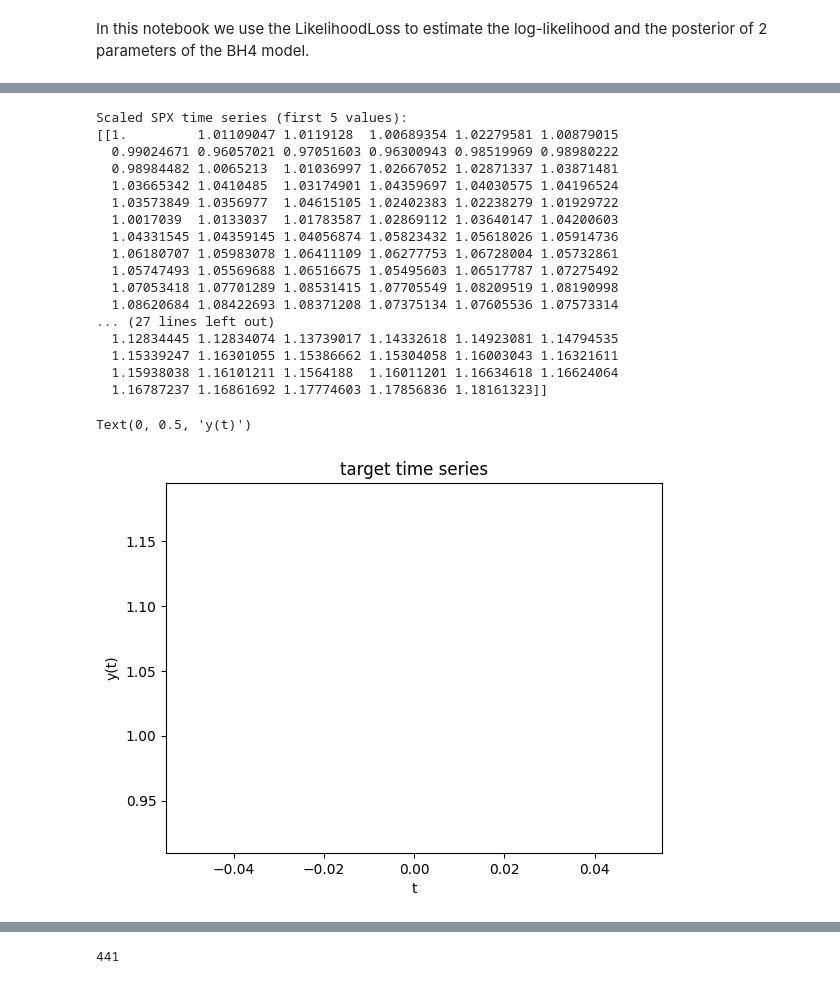
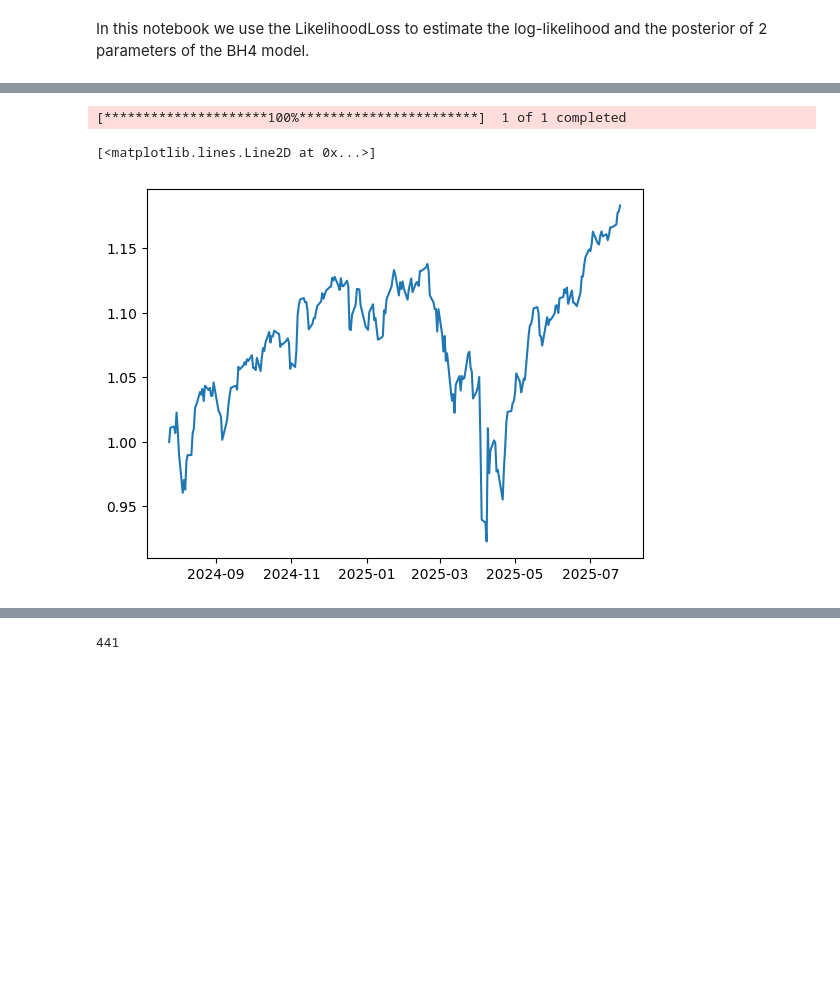
Before and after one commit to sidtalwar/Exploratory-Data-Analysis, a Jupyter notebook: examples/likelihood_and_posterior_Brock_and_Hommes.ipynb, the cells around one changed output, grey strips where cells are left out. Cells and saved outputs as stored; diff of their text form; code cells hidden in the pictures; blank space fills up the shorter version.

```diff
--- a/examples/likelihood_and_posterior_Brock_and_Hommes.ipynb
+++ b/examples/likelihood_and_posterior_Brock_and_Hommes.ipynb
@@ -90,55 +111,36 @@ def BH4(theta, N, seed):
 import yfinance as yf
 import pandas as pd
 from datetime import datetime, timedelta
 
 # Define the ticker symbol for SPX
 ticker_symbol = "^GSPC"  # ^GSPC is the ticker for S&P 500
 
 # Define the end date as today
 end_date = datetime.now()
 
 # Define the start date as one year ago from today
 start_date = end_date - timedelta(days=365)
 
 # Download the historical data
 spx_data = yf.download(ticker_symbol, start=start_date, end=end_date)
 
 # Use the 'Close' column for the time series
 spx_close_prices = spx_data['Close']
 
 # Scale the SPX close prices by dividing by the first value
 scaled_spx_series = spx_close_prices / spx_close_prices.iloc[0]
 
-# Convert the scaled series to the shape expected by the Calibrator
-target_series = np.atleast_2d(scaled_spx_series.values).T
-
-plt.plot(target_series)
+plt.plot(scaled_spx_series)
 
 
 # Now, you need to manually modify the BH4 function (cell id: a1187ef4)
 # and change the initial values:
 # x_lag3 = 0.0
 # x_lag2 = 0.0
 # x_lag1 = 0.0
 # %% [output]
-Scaled SPX time series (first 5 values):
-[[1.         1.01109047 1.0119128  1.00689354 1.02279581 1.00879015
-  0.99024671 0.96057021 0.97051603 0.96300943 0.98519969 0.98980222
-  0.98984482 1.0065213  1.01036997 1.02667052 1.02871337 1.03871481
-  1.03665342 1.0410485  1.03174901 1.04359697 1.04030575 1.04196524
-  1.03573849 1.0356977  1.04615105 1.02402383 1.02238279 1.01929722
-  1.0017039  1.0133037  1.01783587 1.02869112 1.03640147 1.04200603
-  1.04331545 1.04359145 1.04056874 1.05823432 1.05618026 1.05914736
-  1.06180707 1.05983078 1.06411109 1.06277753 1.06728004 1.05732861
-  1.05747493 1.05569688 1.06516675 1.05495603 1.06517787 1.07275492
-  1.07053418 1.07701289 1.08531415 1.07705549 1.08209519 1.08190998
-  1.08620684 1.08422693 1.08371208 1.07375134 1.07605536 1.07573314
-... (27 lines left out)
-  1.12834445 1.12834074 1.13739017 1.14332618 1.14923081 1.14794535
-  1.15339247 1.16301055 1.15386662 1.15304058 1.16003043 1.16321611
-  1.15938038 1.16101211 1.1564188  1.16011201 1.16634618 1.16624064
-  1.16787237 1.16861692 1.17774603 1.17856836 1.18161323]]
+[*********************100%***********************]  1 of 1 completed
-Text(0, 0.5, 'y(t)')
+[<matplotlib.lines.Line2D at 0x...>]
-[figure, old version]
+[figure, new version]
 # %%
 # synthetic target series (parameter set 1 of [Dyer et al. (2022)])
```
Also changed, not shown: parts of 4 cells of this notebook.
